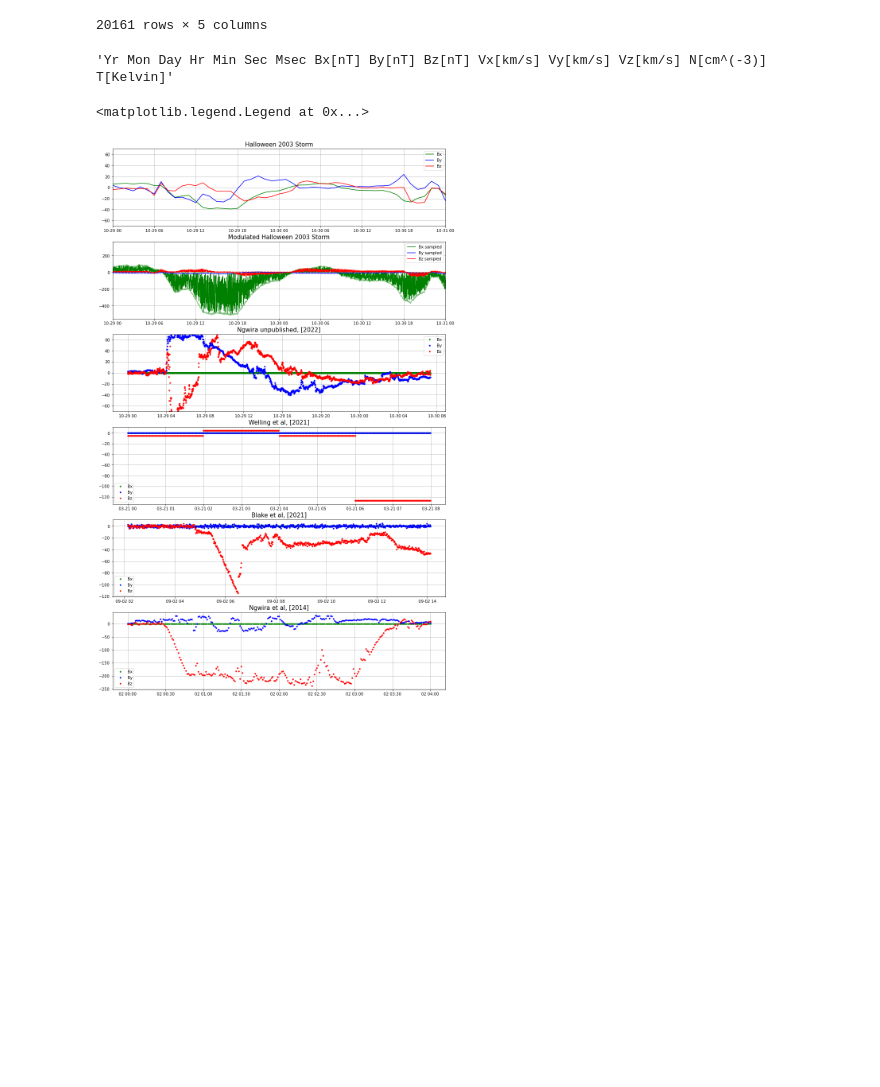
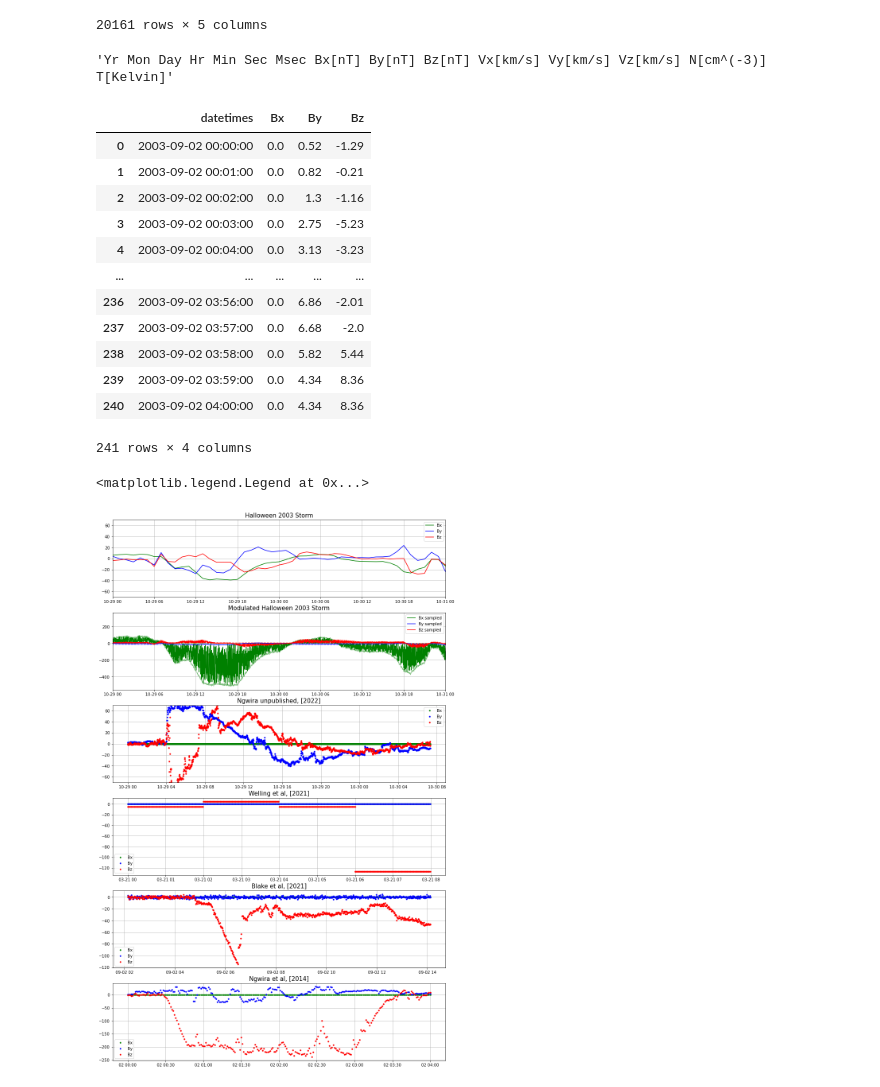
Before and after one commit to rmcgranaghan/NSF_CHESS, a Jupyter notebook: SyntheticEnvironment/Visualize_SolarWindData.ipynb, the cells around one changed output. Saved outputs shown, nothing was run; the diff lists cells and outputs as text; code cells hidden in the pictures; blank space fills up the shorter version.

Commit message:
created July 2012 viz script

```diff
--- a/SyntheticEnvironment/Visualize_SolarWindData.ipynb
+++ b/SyntheticEnvironment/Visualize_SolarWindData.ipynb
@@ -116,6 +116,17 @@ f = open(file4)
 event4 = f.read().split('\n')
 f.close()
 label4 = 'Blake et al, [2021]'
+
+
+
+#---------------------------------------------------------------------
+# July 2012 near miss event
+# https://drive.google.com/file/d/12wAidJ_oA17njyPMgYDUzIzUeJZYQP6q/view?usp=sharing
+file6 = os.path.join(base_dir,'data/historic_sw_data/July2012_nearmiss/July2012_IMF.txt')
+f = open(file5)
+event6 = f.read().split('\n')
+f.close()
+label6 = 'July 2012 near miss'
 # %%
 event2
 # %% [output]
@@ -343,3 +375,19 @@ pd_event5 = pd.DataFrame(np.column_stack([dt_event5,Bx_event5,By_event5,Bz_event
+# %%
+pd_event6
+# %% [output]
+|  | datetimes | Bx | By | Bz |
+| 0 | 2003-09-02 00:00:00 | 0.0 | 0.52 | -1.29 |
+| 1 | 2003-09-02 00:01:00 | 0.0 | 0.82 | -0.21 |
+| 2 | 2003-09-02 00:02:00 | 0.0 | 1.3 | -1.16 |
+| 3 | 2003-09-02 00:03:00 | 0.0 | 2.75 | -5.23 |
+| 4 | 2003-09-02 00:04:00 | 0.0 | 3.13 | -3.23 |
+| ... | ... | ... | ... | ... |
+| 236 | 2003-09-02 03:56:00 | 0.0 | 6.86 | -2.01 |
+| 237 | 2003-09-02 03:57:00 | 0.0 | 6.68 | -2.0 |
+| 238 | 2003-09-02 03:58:00 | 0.0 | 5.82 | 5.44 |
+| 239 | 2003-09-02 03:59:00 | 0.0 | 4.34 | 8.36 |
+| 240 | 2003-09-02 04:00:00 | 0.0 | 4.34 | 8.36 |
+241 rows × 4 columns
 # %%
 # Prepare event 3 data
 
```
Also changed, not shown: parts of 3 cells of this notebook, 4 other files.
